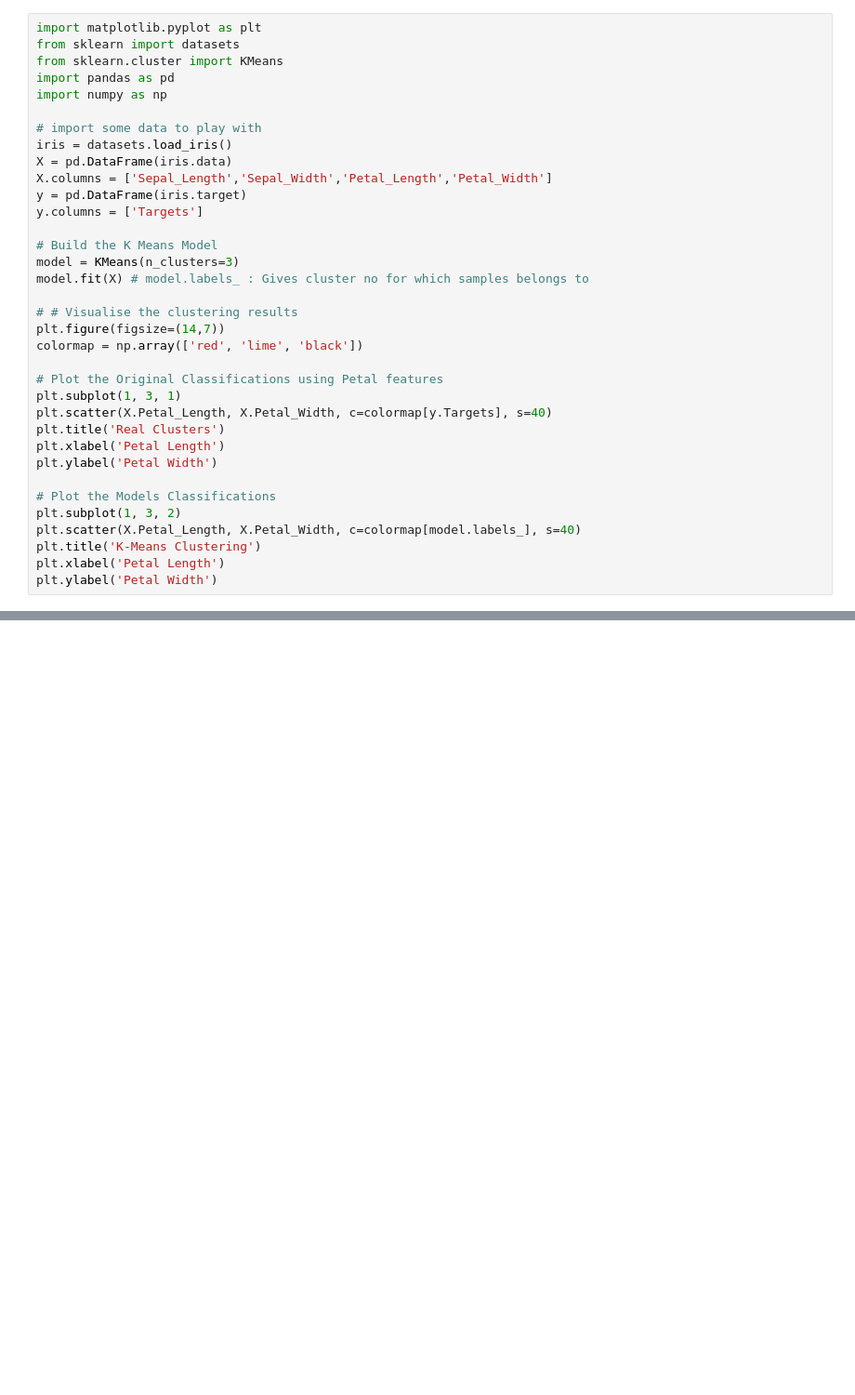
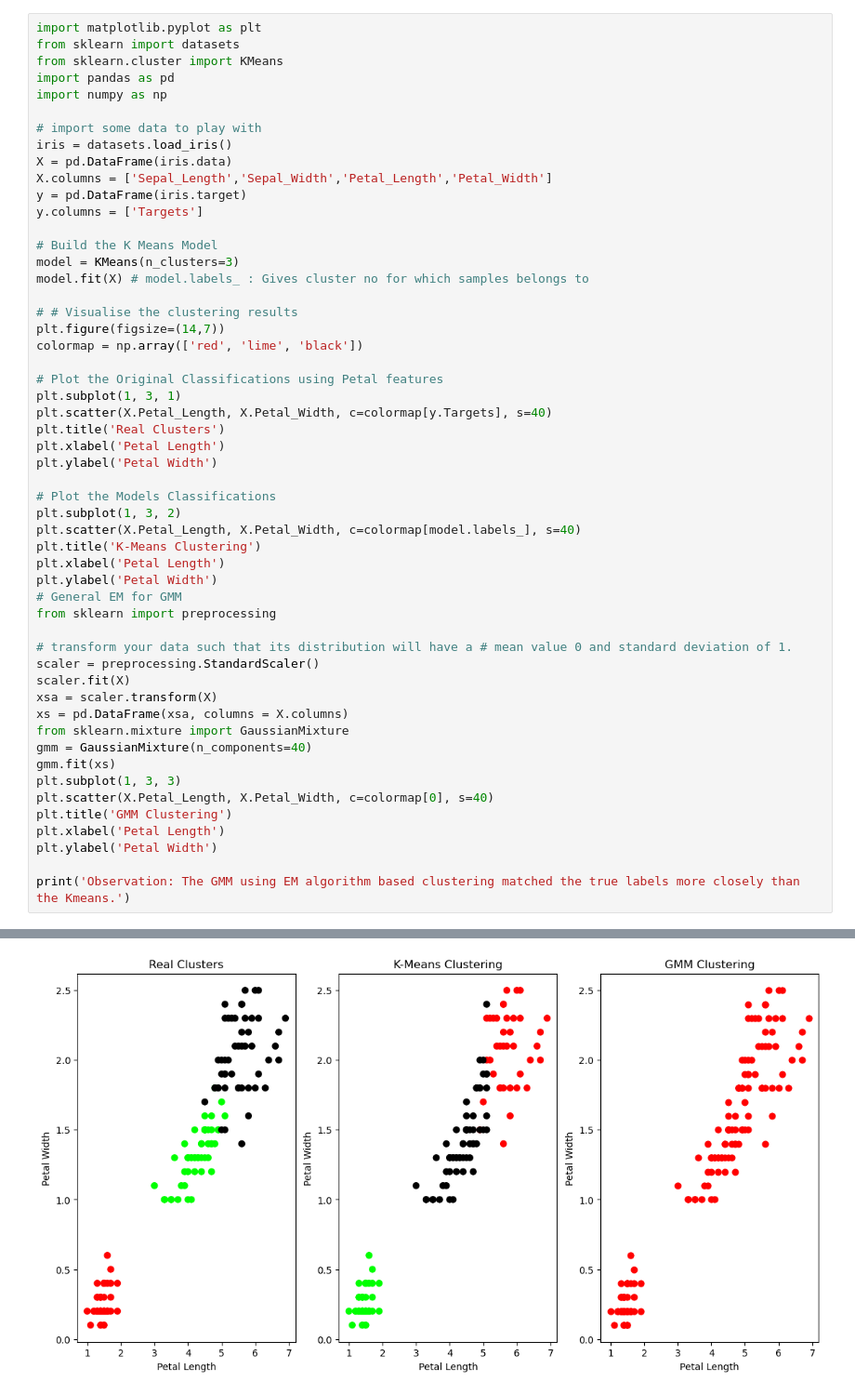
Before and after one commit to harshaprabha874n/ML-Lab, a Jupyter notebook: EM_Algorithm/EM_Alg1.ipynb, the cells around one changed output, grey strips where cells are left out. Shown at 93% size. Saved outputs shown, nothing was run; the diff lists cells and outputs as text; blank space fills up the shorter version.

```diff
--- a/EM_Algorithm/EM_Alg1.ipynb
+++ b/EM_Algorithm/EM_Alg1.ipynb
@@ -33,3 +33,22 @@ plt.scatter(X.Petal_Length, X.Petal_Width, c=colormap[model.labels_], s=40)
 plt.title('K-Means Clustering')
 plt.xlabel('Petal Length')
 plt.ylabel('Petal Width')
+# General EM for GMM
+from sklearn import preprocessing
+
+# transform your data such that its distribution will have a # mean value 0 and standard deviation of 1.
+scaler = preprocessing.StandardScaler()
+scaler.fit(X)
+xsa = scaler.transform(X)
+xs = pd.DataFrame(xsa, columns = X.columns)
+from sklearn.mixture import GaussianMixture
+gmm = GaussianMixture(n_components=40)
+gmm.fit(xs)
+plt.subplot(1, 3, 3)
+plt.scatter(X.Petal_Length, X.Petal_Width, c=colormap[0], s=40)
+plt.title('GMM Clustering')
+plt.xlabel('Petal Length')
+plt.ylabel('Petal Width')
+
+print('Observation: The GMM using EM algorithm based clustering matched the true labels more closely than the Kmeans.')
+# %% [output]
@@ -35,0 +56 @@ plt.ylabel('Petal Width')
+[figure, added]
```
Also changed, not shown: parts of 1 cell of this notebook.
